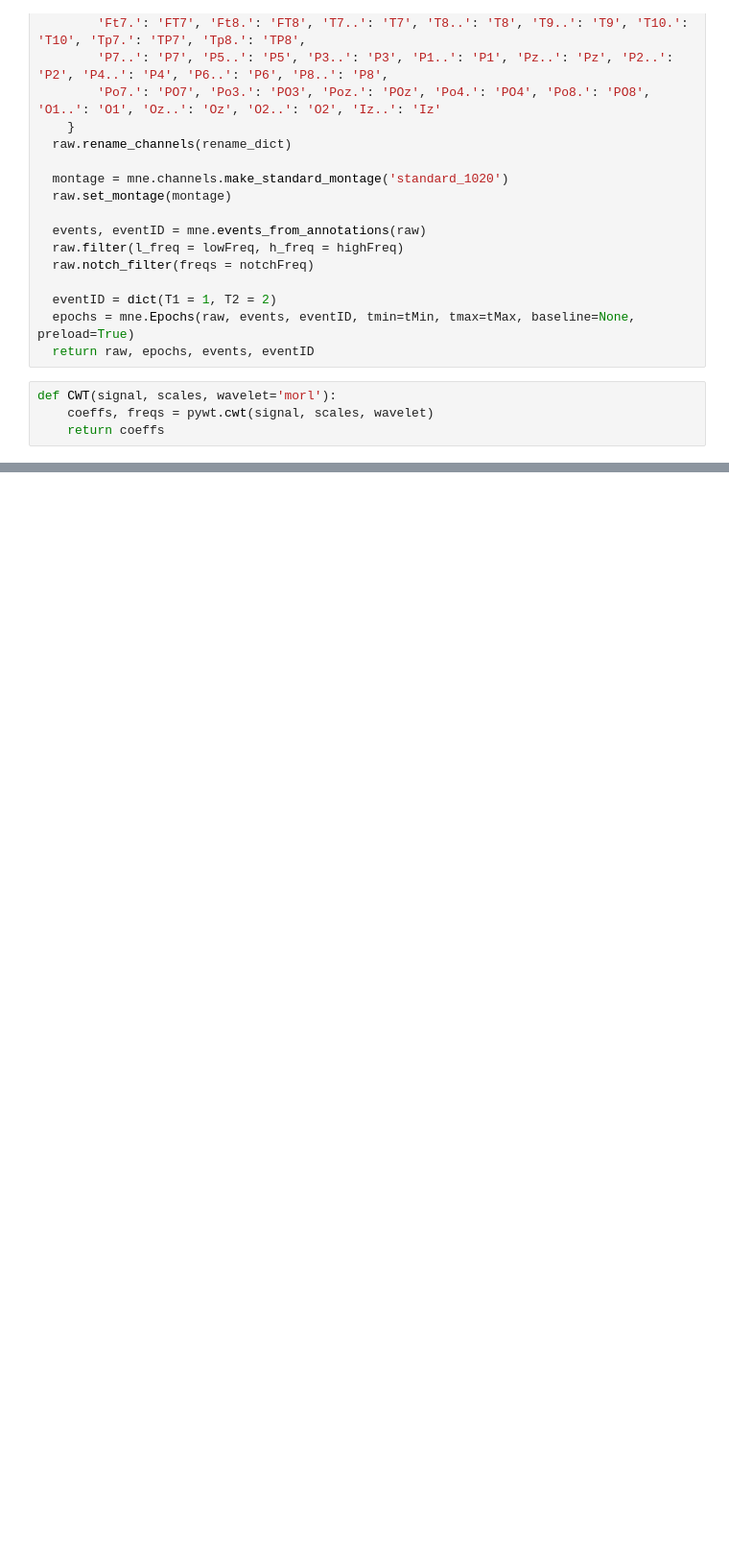
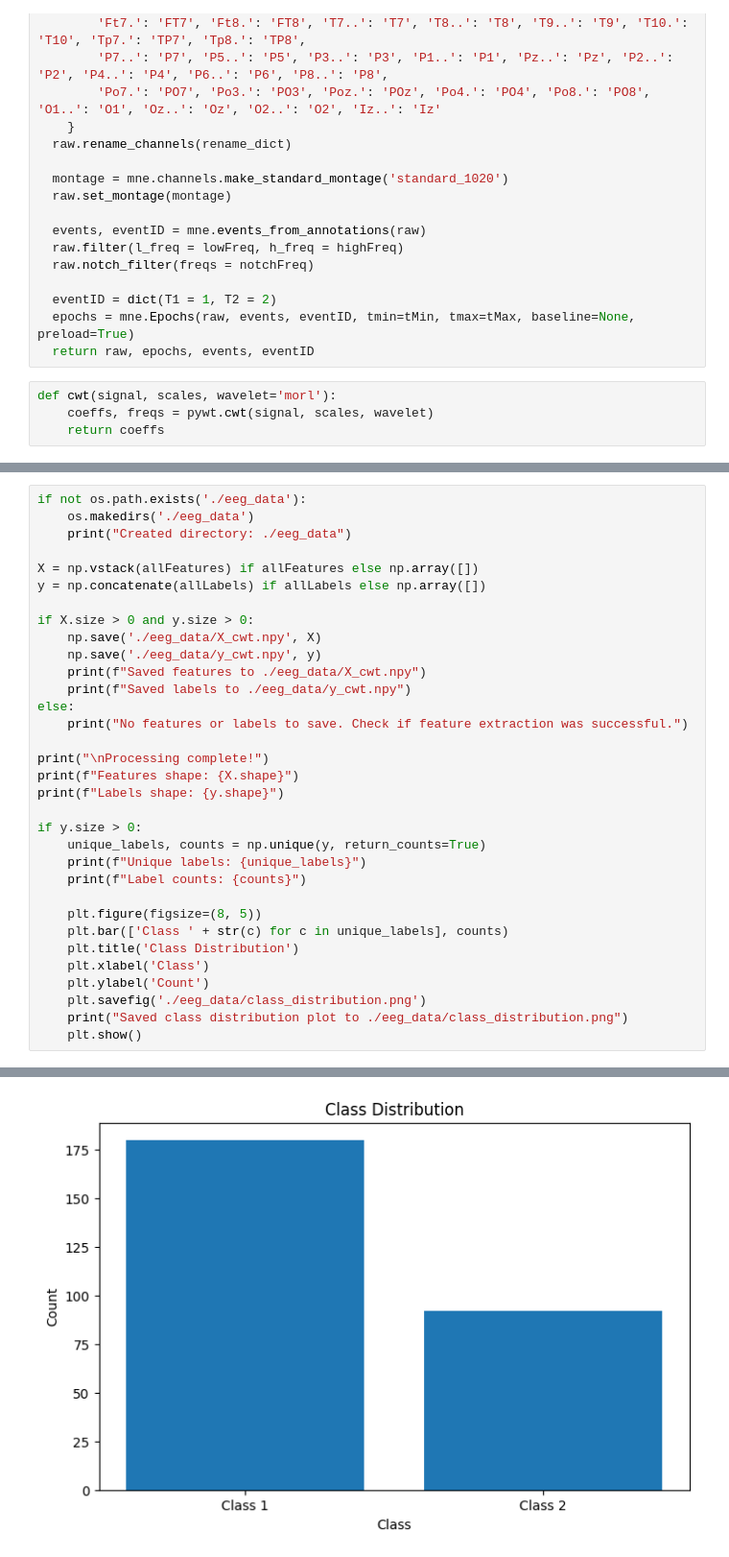
Before and after one commit to sruthiscodes/capstone, a Jupyter notebook: capstone.ipynb, the cells around one changed output, grey strips where cells are left out. Shown: that part at 96% size. Drawn from its saved outputs; the diff is of its cells as text; blank space fills up the shorter version.

Commit message:
add preprocessing of data

```diff
--- a/capstone.ipynb
+++ b/capstone.ipynb
@@ -101,7 +102,7 @@ def loadEEG(subject, runs):
   epochs = mne.Epochs(raw, events, eventID, tmin=tMin, tmax=tMax, baseline=None, preload=True)
   return raw, epochs, events, eventID
 # %%
-def CWT(signal, scales, wavelet='morl'):
+def cwt(signal, scales, wavelet='morl'):
     coeffs, freqs = pywt.cwt(signal, scales, wavelet)
     return coeffs
 # %%
@@ -307,0 +272,34 @@ Using data from preloaded Raw for 68 events and 641 original time points ...
+# %%
+if not os.path.exists('./eeg_data'):
+    os.makedirs('./eeg_data')
+    print("Created directory: ./eeg_data")
+
+X = np.vstack(allFeatures) if allFeatures else np.array([])
+y = np.concatenate(allLabels) if allLabels else np.array([])
+
+if X.size > 0 and y.size > 0:
+    np.save('./eeg_data/X_cwt.npy', X)
+    np.save('./eeg_data/y_cwt.npy', y)
+    print(f"Saved features to ./eeg_data/X_cwt.npy")
+    print(f"Saved labels to ./eeg_data/y_cwt.npy")
+else:
+    print("No features or labels to save. Check if feature extraction was successful.")
+
+print("\nProcessing complete!")
+print(f"Features shape: {X.shape}")
+print(f"Labels shape: {y.shape}")
+
+if y.size > 0:
+    unique_labels, counts = np.unique(y, return_counts=True)
+    print(f"Unique labels: {unique_labels}")
+    print(f"Label counts: {counts}")
+
+    plt.figure(figsize=(8, 5))
+    plt.bar(['Class ' + str(c) for c in unique_labels], counts)
+    plt.title('Class Distribution')
+    plt.xlabel('Class')
+    plt.ylabel('Count')
+    plt.savefig('./eeg_data/class_distribution.png')
+    print("Saved class distribution plot to ./eeg_data/class_distribution.png")
+    plt.show()
+# %% [output]
@@ -307,0 +315 @@ Using data from preloaded Raw for 68 events and 641 original time points ...
+[figure, added]
```
Also changed, not shown: parts of 8 cells of this notebook.
